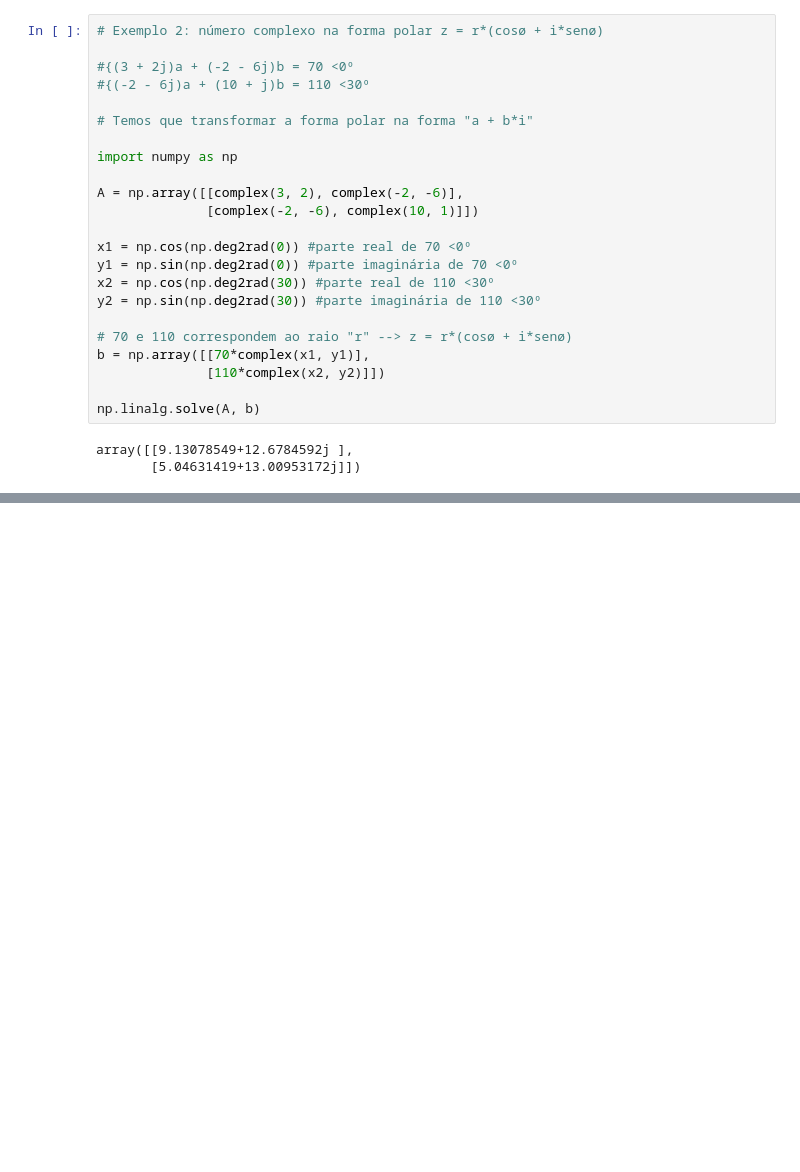
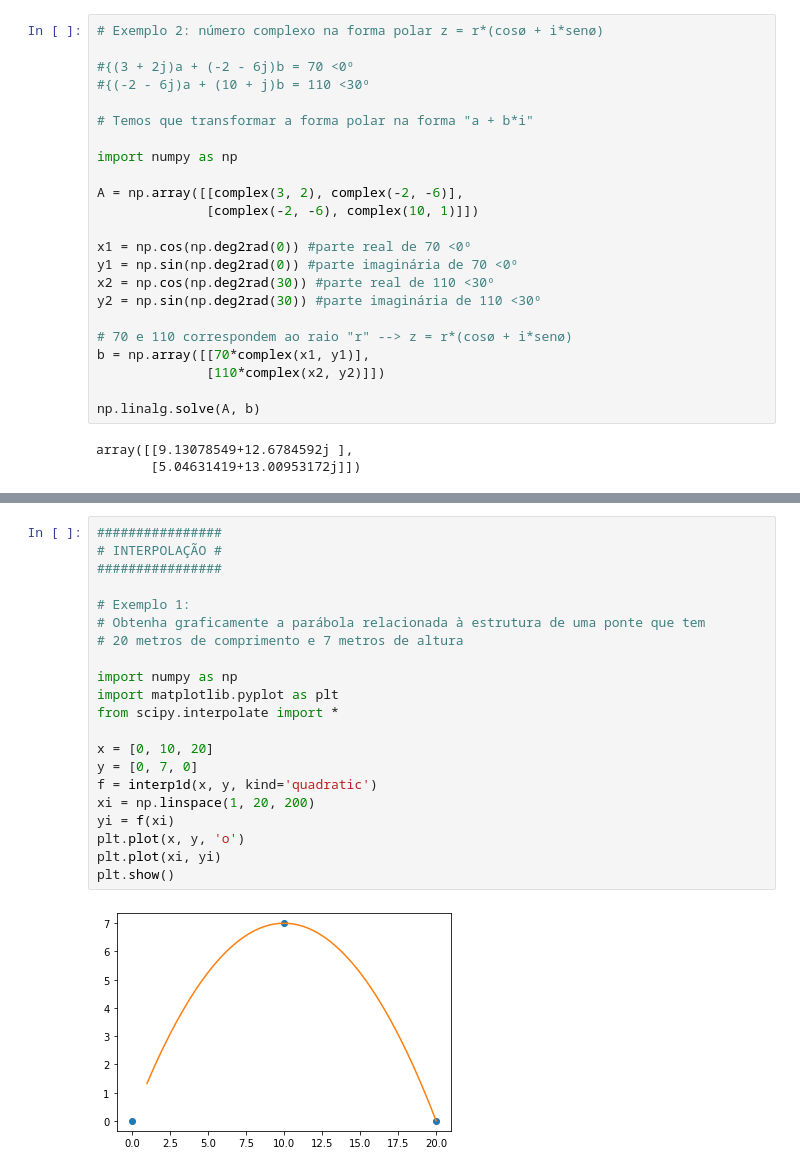
Before and after one commit to nirlan/applied-math-python, a Jupyter notebook: Ferramentas_Matemáticas_Aplicadas.ipynb, the cells around one changed output, grey strips where cells are left out. Drawn from its saved outputs; the diff is of its cells as text; blank space fills up the shorter version.

```diff
--- a/Ferramentas_Matemáticas_Aplicadas.ipynb
+++ b/Ferramentas_Matemáticas_Aplicadas.ipynb
@@ -1141,0 +1179,23 @@ array([[9.13078549+12.6784592j ],
+# %%
+################
+# INTERPOLAÇÃO #
+################
+
+# Exemplo 1:
+# Obtenha graficamente a parábola relacionada à estrutura de uma ponte que tem
+# 20 metros de comprimento e 7 metros de altura
+
+import numpy as np
+import matplotlib.pyplot as plt
+from scipy.interpolate import *
+
+x = [0, 10, 20]
+y = [0, 7, 0]
+f = interp1d(x, y, kind='quadratic')
+xi = np.linspace(1, 20, 200)
+yi = f(xi)
+plt.plot(x, y, 'o')
+plt.plot(xi, yi)
+plt.show()
+# %% [output]
+[figure, added]
```
Also changed, not shown: parts of 13 cells of this notebook.
